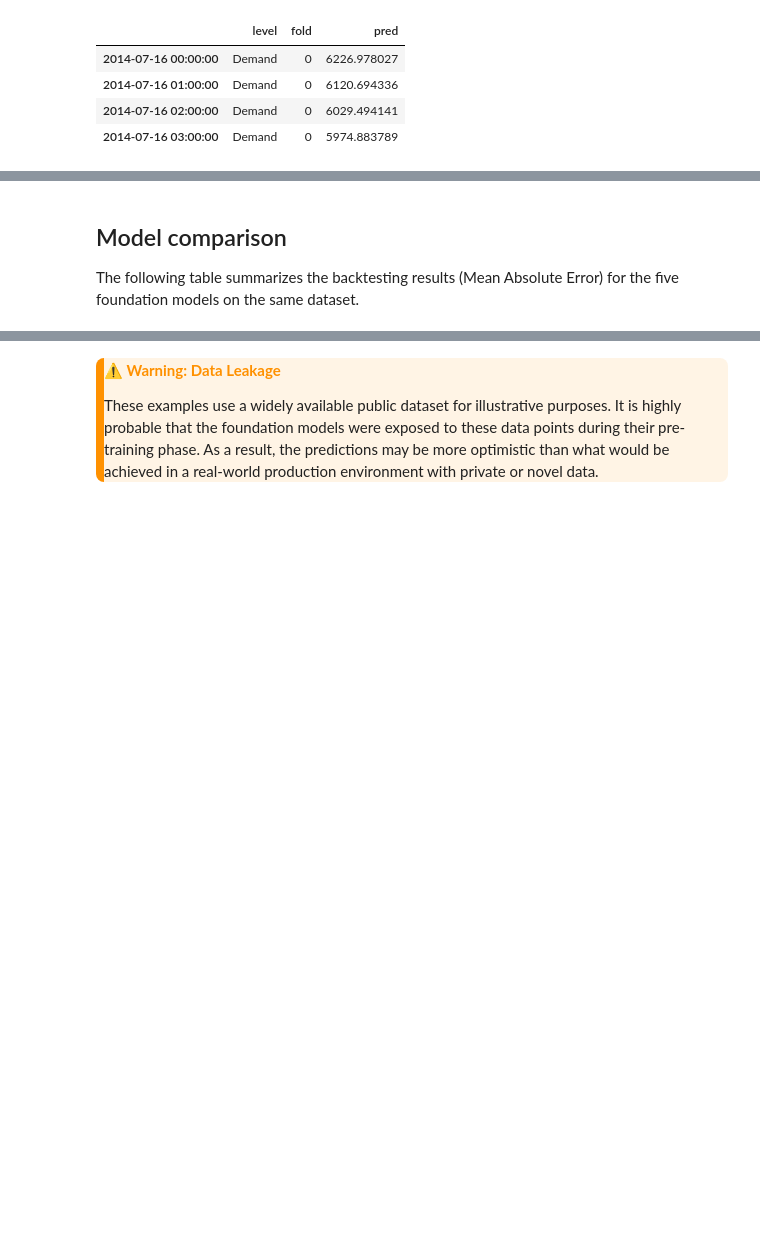
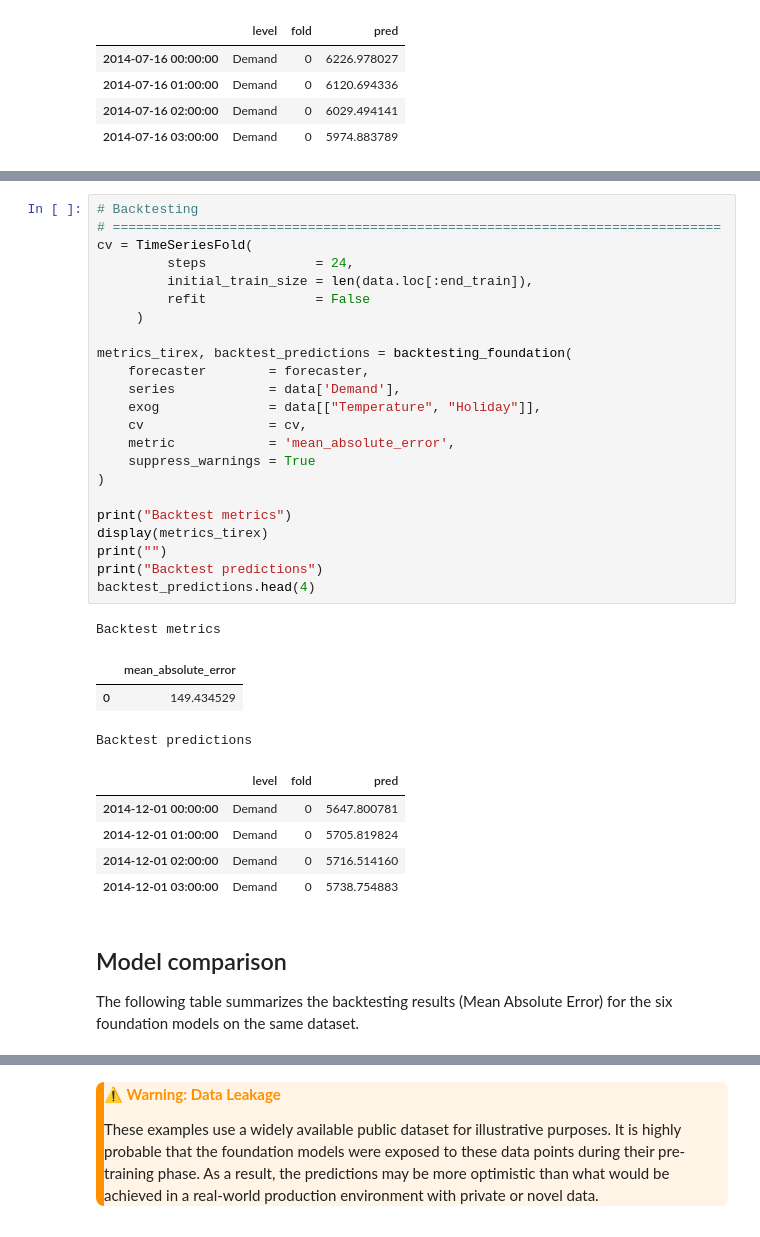
Before and after one commit to NX-AI/skforecast, a Jupyter notebook: docs/user_guides/foundation-forecasting-models.ipynb, the cells around one changed output, grey strips where cells are left out. Cells and saved outputs as stored; diff of their text form; blank space fills up the shorter version.

```diff
--- a/docs/user_guides/foundation-forecasting-models.ipynb
+++ b/docs/user_guides/foundation-forecasting-models.ipynb
@@ -1222,7 +1288,40 @@ Backtest predictions
+# %%
+# Backtesting
+# ==============================================================================
+cv = TimeSeriesFold(
+         steps              = 24,
+         initial_train_size = len(data.loc[:end_train]),
+         refit              = False
+     )
+
+metrics_tirex, backtest_predictions = backtesting_foundation(
+    forecaster        = forecaster,
+    series            = data['Demand'],
+    exog              = data[["Temperature", "Holiday"]],
+    cv                = cv,
+    metric            = 'mean_absolute_error',
+    suppress_warnings = True
+)
+
+print("Backtest metrics")
+display(metrics_tirex)
+print("")
+print("Backtest predictions")
+backtest_predictions.head(4)
+# %% [output]
+Backtest metrics
+|  | mean_absolute_error |
+| 0 | 149.434529 |
+Backtest predictions
+|  | level | fold | pred |
+| 2014-12-01 00:00:00 | Demand | 0 | 5647.800781 |
+| 2014-12-01 01:00:00 | Demand | 0 | 5705.819824 |
+| 2014-12-01 02:00:00 | Demand | 0 | 5716.514160 |
+| 2014-12-01 03:00:00 | Demand | 0 | 5738.754883 |
 # %% [markdown]
 ## Model comparison
 
-The following table summarizes the backtesting results (Mean Absolute Error) for the five foundation models on the same dataset.
+The following table summarizes the backtesting results (Mean Absolute Error) for the six foundation models on the same dataset.
 # %%
 # Comparison of backtesting metrics
 # ==============================================================================
```
Also changed, not shown: parts of 8 cells of this notebook.
